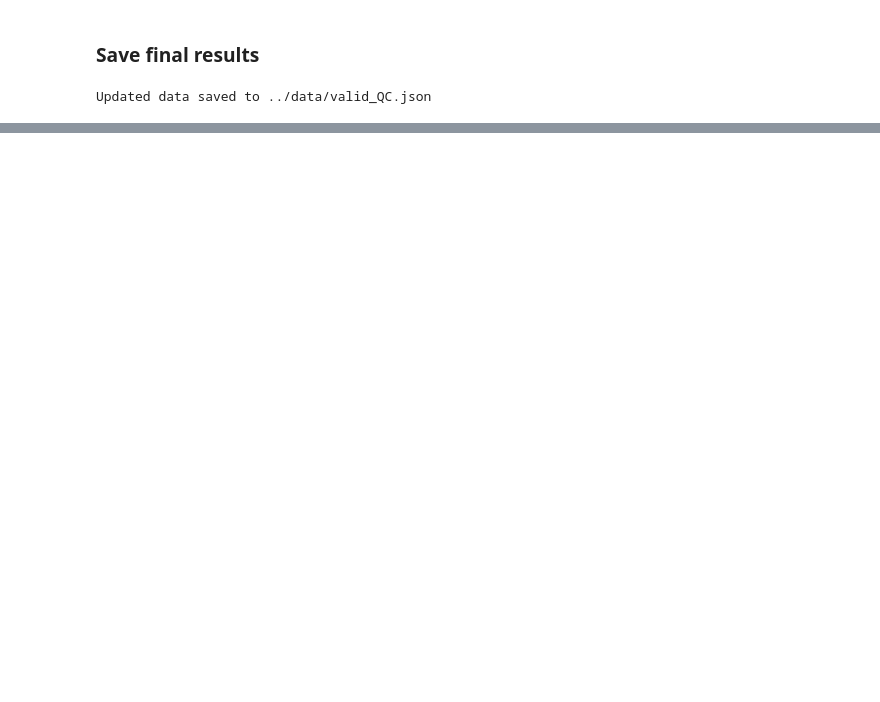
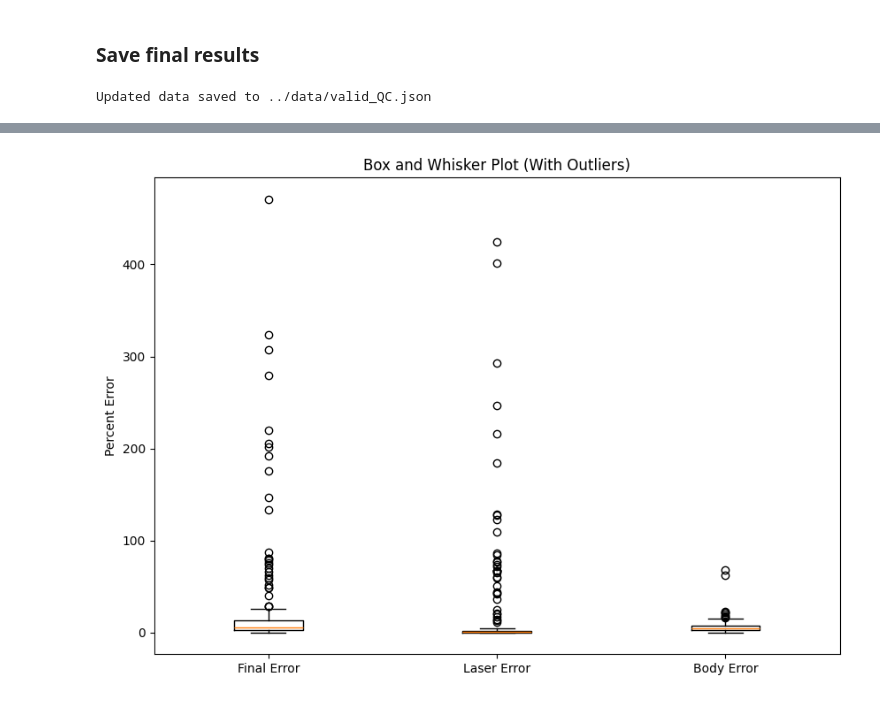
Before and after one commit to jbrandinger/chimpanzee-size-estimation, a Jupyter notebook: final_pipeline.ipynb, the cells around one changed output, grey strips where cells are left out. Saved outputs shown, nothing was run; the diff lists cells and outputs as text; code cells hidden in the pictures; blank space fills up the shorter version.

```diff
--- a/final_pipeline.ipynb
+++ b/final_pipeline.ipynb
@@ -356,0 +369,10 @@ len(ims_above_50)
+# %%
+data = [errors, laser_errors, body_errors]
+fig = plt.figure(figsize =(10, 7))
+plt.boxplot(data, showfliers=True)
+plt.ylabel("Percent Error")
+plt.xticks([1, 2, 3], ['Final Error', 'Laser Error', 'Body Error'])
+plt.title('Box and Whisker Plot (With Outliers)')
+plt.show()
+# %% [output]
+[figure, added]
```
Also changed, not shown: parts of 27 cells of this notebook, 2 other files.
